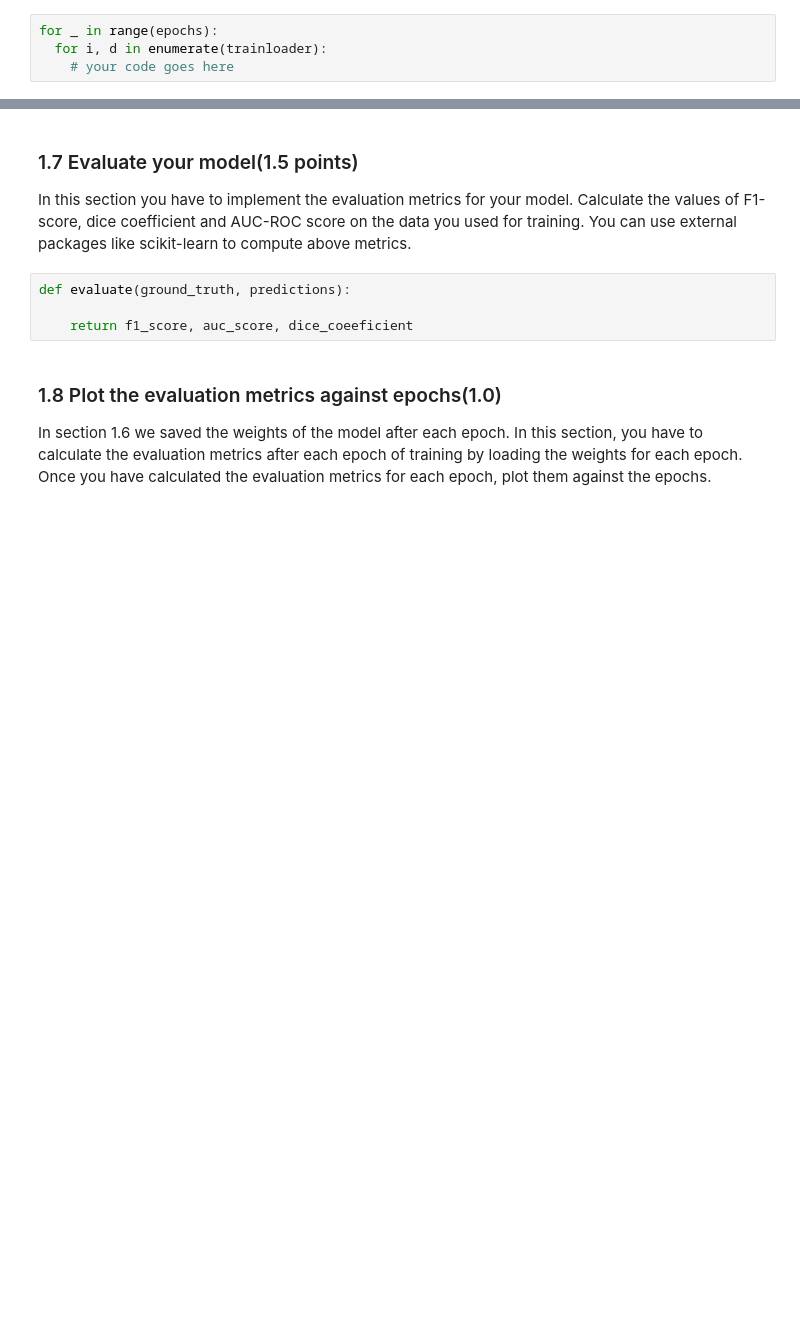
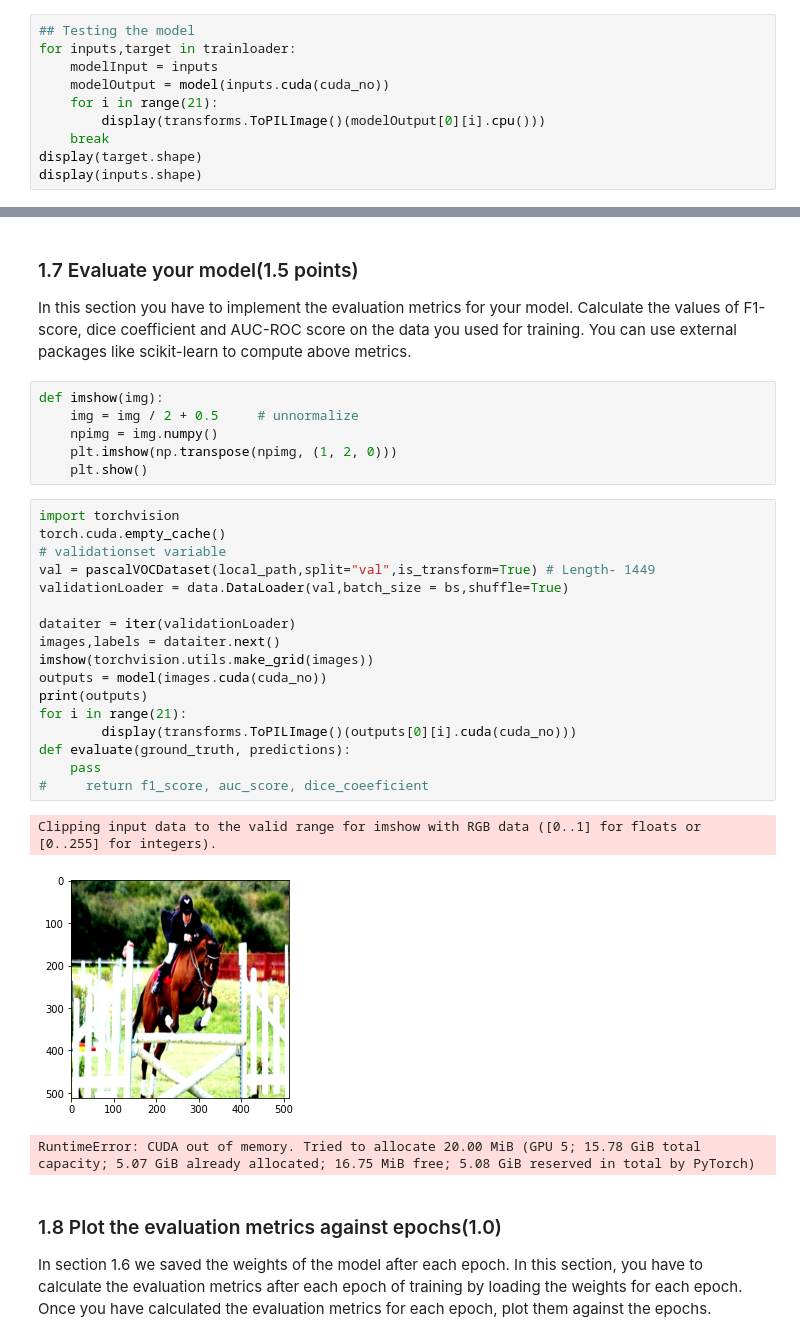
Before and after one commit to buvnswrn/Image-Segmentation, a Jupyter notebook: Vision_task_1.ipynb, the cells around one changed output, grey strips where cells are left out. Saved outputs shown, nothing was run; the diff lists cells and outputs as text; blank space fills up the shorter version.

```diff
--- a/Vision_task_1.ipynb
+++ b/Vision_task_1.ipynb
@@ -317,7 +571,13 @@ opt =
 # %% [markdown]
 ### 1.6 Training the model(3.0 points)
 Your task here is to complete the code below to perform a training loop and save the model weights after each epoch of training.
-# %%
-for _ in range(epochs):
-  for i, d in enumerate(trainloader):
-    # your code goes here
+# %%
+## Testing the model
+for inputs,target in trainloader:
+    modelInput = inputs
+    modelOutput = model(inputs.cuda(cuda_no))
+    for i in range(21):
+        display(transforms.ToPILImage()(modelOutput[0][i].cpu()))
+    break
+display(target.shape)
+display(inputs.shape)
@@ -324,10 +609,33 @@ for _ in range(epochs):
 # %% [markdown]
 ### 1.7 Evaluate your model(1.5 points)
 In this section you have to implement the evaluation metrics for your model. Calculate the values of F1-score, dice coefficient and AUC-ROC score on the data you used for training. You can use external packages like scikit-learn to compute above metrics.
-# %%
-def evaluate(ground_truth, predictions):
-
-    return f1_score, auc_score, dice_coeeficient
+# %%
+def imshow(img):
+    img = img / 2 + 0.5     # unnormalize
+    npimg = img.numpy()
+    plt.imshow(np.transpose(npimg, (1, 2, 0)))
+    plt.show()
+# %%
+import torchvision
+torch.cuda.empty_cache()
+# validationset variable
+val = pascalVOCDataset(local_path,split="val",is_transform=True) # Length- 1449
+validationLoader = data.DataLoader(val,batch_size = bs,shuffle=True)
+
+dataiter = iter(validationLoader)
+images,labels = dataiter.next()
+imshow(torchvision.utils.make_grid(images))
+outputs = model(images.cuda(cuda_no))
+print(outputs)
+for i in range(21):
+        display(transforms.ToPILImage()(outputs[0][i].cuda(cuda_no)))
+def evaluate(ground_truth, predictions):
+    pass
+#     return f1_score, auc_score, dice_coeeficient
+# %% [output]
+Clipping input data to the valid range for imshow with RGB data ([0..1] for floats or [0..255] for integers).
+[figure, added]
+RuntimeError: CUDA out of memory. Tried to allocate 20.00 MiB (GPU 5; 15.78 GiB total capacity; 5.07 GiB already allocated; 16.75 MiB free; 5.08 GiB reserved in total by PyTorch)
 # %% [markdown]
 ### 1.8 Plot the evaluation metrics against epochs(1.0)
 In section 1.6 we saved the weights of the model after each epoch. In this section, you have to calculate the evaluation metrics after each epoch of training by loading the weights for each epoch. Once you have calculated the evaluation metrics for each epoch, plot them against the epochs.
```
Also changed, not shown: parts of 21 cells of this notebook.
